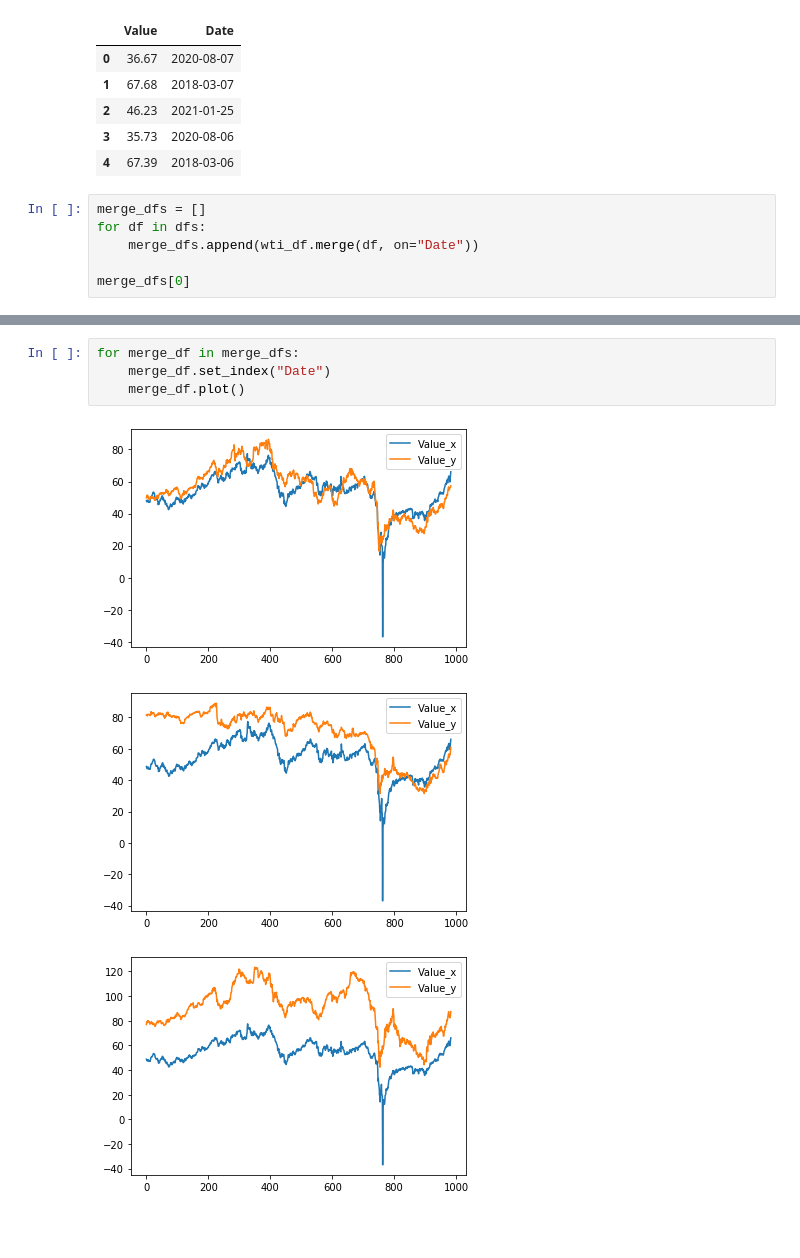
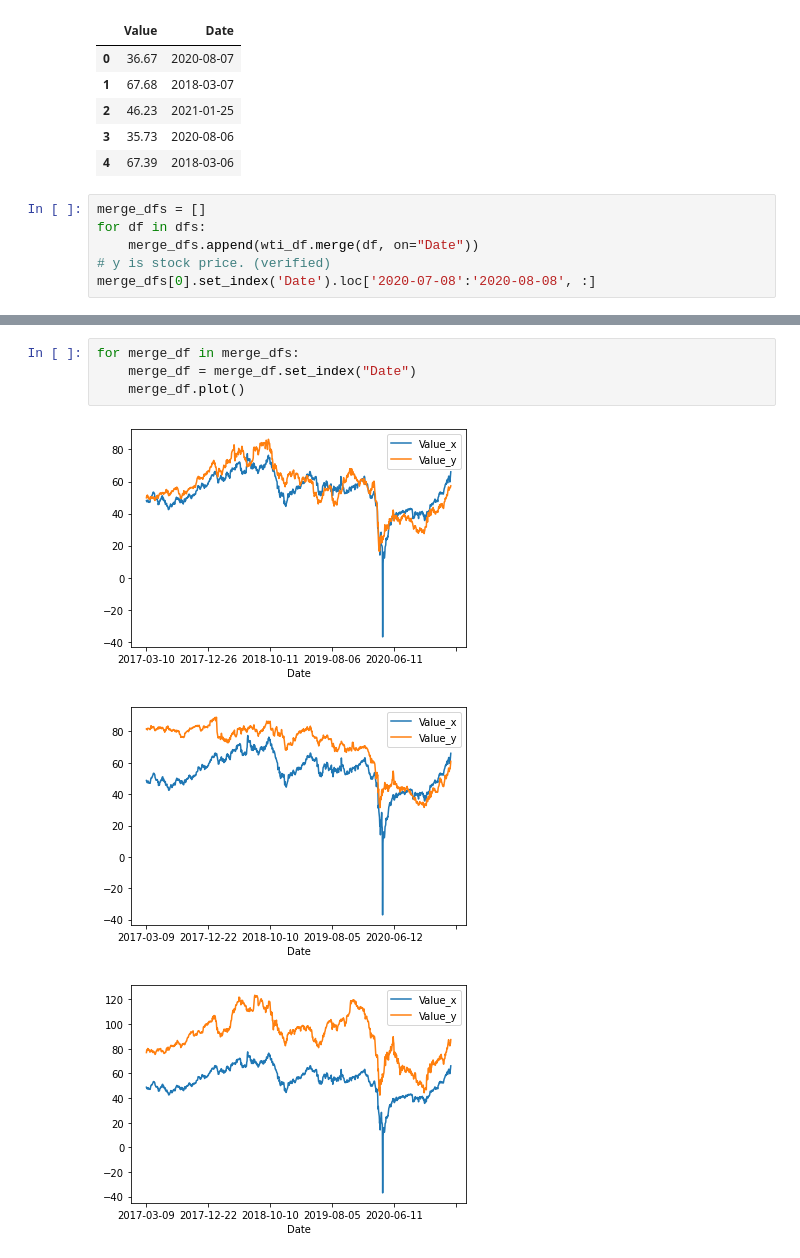
Before and after one commit to Dhrumilsoni/rmds, a Jupyter notebook: parse_files_for_graphs/oil_stock_correlation.ipynb, the cells around one changed output, grey strips where cells are left out. Saved outputs shown, nothing was run; the diff lists cells and outputs as text; blank space fills up the shorter version.

```diff
--- a/parse_files_for_graphs/oil_stock_correlation.ipynb
+++ b/parse_files_for_graphs/oil_stock_correlation.ipynb
@@ -81,6 +81,6 @@ dfs[0].head()
 merge_dfs = []
 for df in dfs:
     merge_dfs.append(wti_df.merge(df, on="Date"))
-
-merge_dfs[0]
+# y is stock price. (verified)
+merge_dfs[0].set_index('Date').loc['2020-07-08':'2020-08-08', :]
 # %% [output]
@@ -100,8 +105,8 @@ merge_dfs[0]
 # %%
 for merge_df in merge_dfs:
-    merge_df.set_index("Date")
+    merge_df = merge_df.set_index("Date")
     merge_df.plot()
 # %% [output]
-[figure, old version]
+[figure, new version]
-[figure, old version]
+[figure, new version]
-[figure, old version]
+[figure, new version]
```
Also changed, not shown: parts of 10 cells of this notebook.
